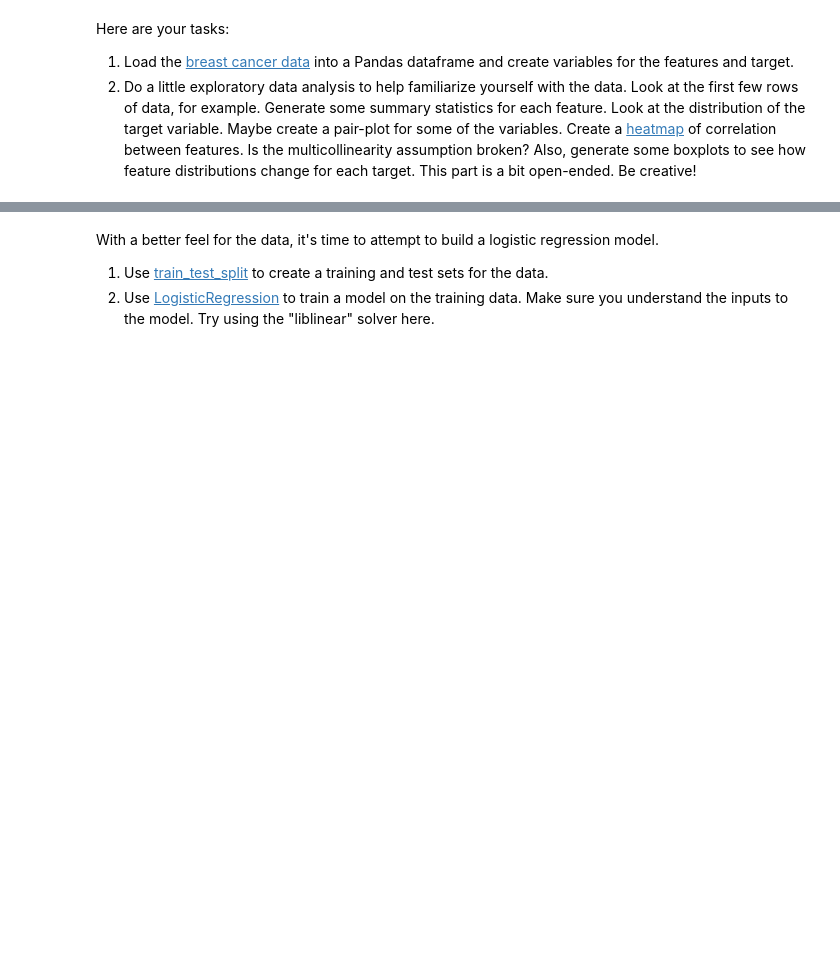
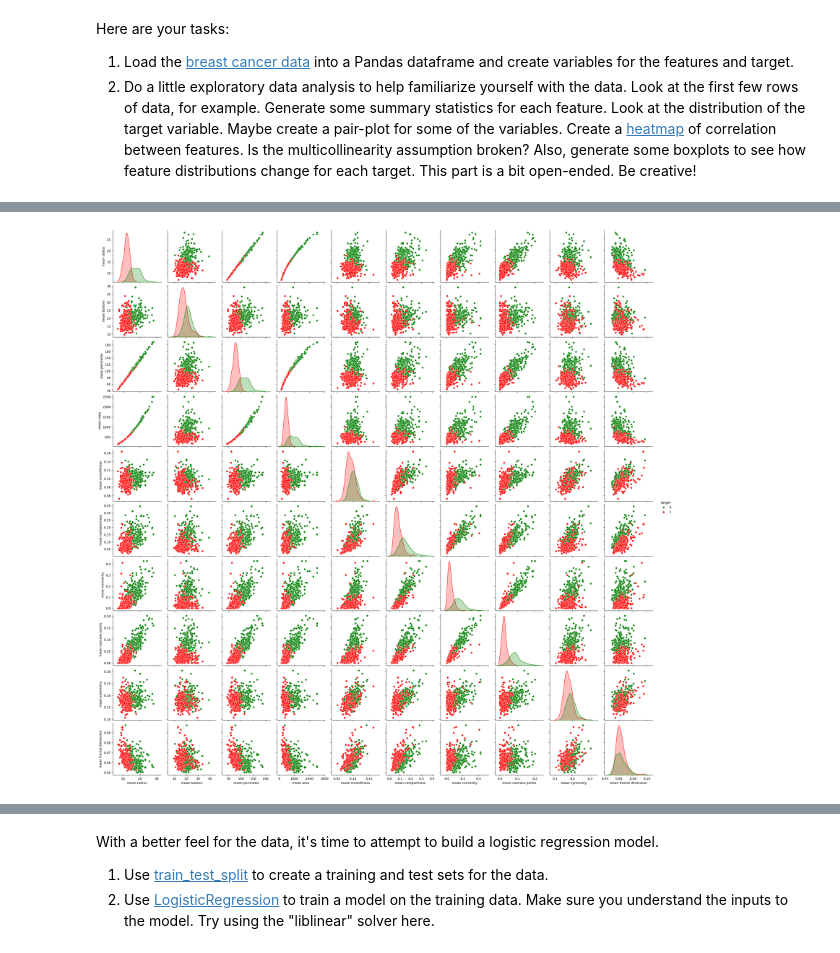
Before and after one commit to ZAsaee/mec2-projects, a Jupyter notebook: Student_MLE_MiniProject_Logistic_Regression.ipynb, the cells around one changed output, grey strips where cells are left out. Drawn from its saved outputs; the diff is of its cells as text; code cells hidden in the pictures; blank space fills up the shorter version.

```diff
--- a/Student_MLE_MiniProject_Logistic_Regression.ipynb
+++ b/Student_MLE_MiniProject_Logistic_Regression.ipynb
@@ -62,3 +60,7 @@ Here are your tasks:
 2. Do a little exploratory data analysis to help familiarize yourself with the data. Look at the first few rows of data, for example. Generate some summary statistics for each feature. Look at the distribution of the target variable. Maybe create a pair-plot for some of the variables. Create a [heatmap](https://seaborn.pydata.org/generated/seaborn.heatmap.html) of correlation between features. Is the multicollinearity assumption broken? Also, generate some boxplots to see how feature distributions change for each target. This part is a bit open-ended. Be creative!
 # %%
 # Load data and split into feature and target variables
+data = load_breast_cancer(return_X_y=False, as_frame=True)
+df = data.data
+feature = df[data.feature_names]
+target = data.target
@@ -71,4 +118,10 @@ Here are your tasks:
 # %%
 # Create a pairplot for the first few features
+df_pair = df.iloc[:, :10].copy()
+df_pair['target'] = target
+sns.pairplot(df_pair, hue='target', palette={0:"green", 1:"red"})
+plt.show()
+# %% [output]
+[figure, added]
 # %%
 # Create a correlation coefficeint heatmap
```
Also changed, not shown: parts of 19 cells of this notebook.
